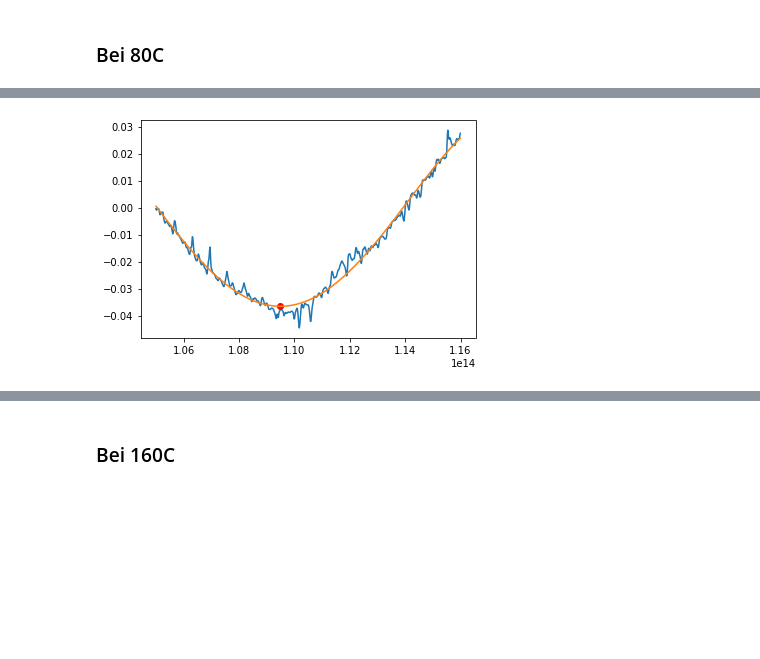
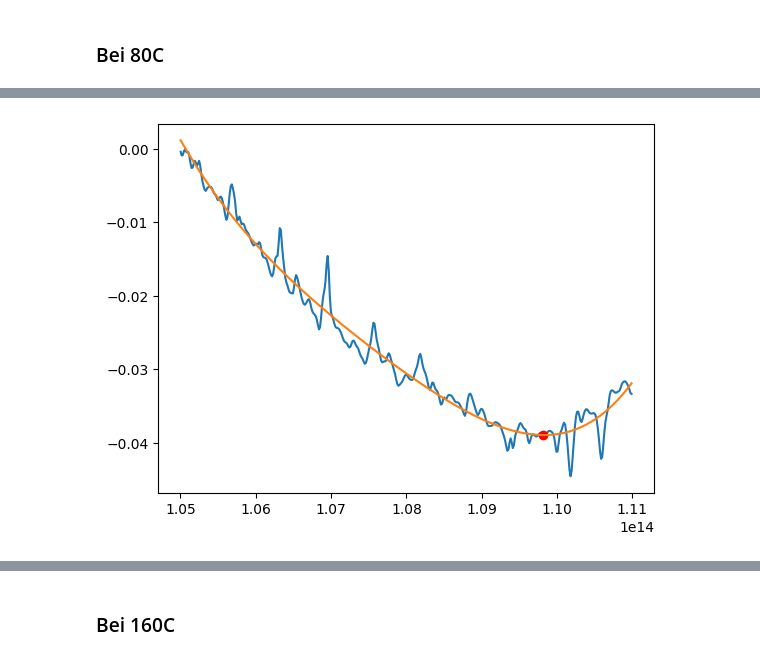
Before and after one commit to alexburg14/Fabry-Perot, a Jupyter notebook: calc_refractive/Lumilog.ipynb, the cells around one changed output, grey strips where cells are left out. Drawn from its saved outputs; the diff is of its cells as text; code cells hidden in the pictures; blank space fills up the shorter version.

```diff
--- a/calc_refractive/Lumilog.ipynb
+++ b/calc_refractive/Lumilog.ipynb
@@ -7,9 +7,9 @@ sys.path.append("/Users/alex/Desktop/Fabry-Perot/modelling")
 sys.path.append(r"C:\Users\da1qu1r1\Dropbox\Arbeit\Fabry-Perot\modelling")
 sys.path.append(r"C:\Users\ge85rek\Desktop\Fabry-Perot\modelling")
 import read_csv, T_and_R
-#data = read_csv.read_csv(r"/Users/alex/Desktop/Fabry-Perot/data/InGaN_FTIR.csv") #MacOS
+data = read_csv.read_csv(r"/Users/alex/Desktop/Fabry-Perot/data/InGaN_FTIR.csv") #MacOS
 #data = read_csv.read_csv(r"C:\Users\ge85rek\Desktop\Fabry-Perot\data\InGaN_FTIR.csv") #Labor
-data = read_csv.read_csv(r"C:\Users\da1qu1r1\Dropbox\Arbeit\Fabry-Perot\data\InGaN_FTIR.csv") # PC
+#data = read_csv.read_csv(r"C:\Users\da1qu1r1\Dropbox\Arbeit\Fabry-Perot\data\InGaN_FTIR.csv") # PC
 # %%
 # von cm zu m
 frequenz = scipy.constants.c * np.array(data[0][::-1]) * 100
@@ -167,7 +158,7 @@ plt.plot(frequenz_20_no_edge,polynomial(frequenz_20_no_edge,*params_fit))
 # %% [markdown]
 ### Bei 80C
 # %%
-cutdown_80 = find_nearest(frequenz, 0.7e14)
+cutdown_80 = find_nearest(frequenz, 0.6e14)
 cutup_80 = find_nearest(frequenz, 1.95e14)
 ends_80 = 600
 frequenz_80_cut = frequenz[cutdown_80:cutup_80]
@@ -191,7 +182,7 @@ min_frequenz_80_first, min_absorption_80_first = fit_individually(0.9e14,1.0e14,
 # %%
-min_frequenz_80_second, min_absorption_80_second = fit_individually(1.05e14,1.16e14,frequenz_80_no_edge,Lumilog_GaN_80_smoothed_out_no_edge)
+min_frequenz_80_second, min_absorption_80_second = fit_individually(1.05e14,1.11e14,frequenz_80_no_edge,Lumilog_GaN_80_smoothed_out_no_edge)
 # %% [output]
-[figure, old version]
+[figure, new version]
 # %%
 min_frequenz_80_third, min_absorption_80_third = fit_individually(1.2e14,1.3e14,frequenz_80_no_edge,Lumilog_GaN_80_smoothed_out_no_edge)
 # %% [output]
```
Also changed, not shown: parts of 41 cells of this notebook, 3 other files.
